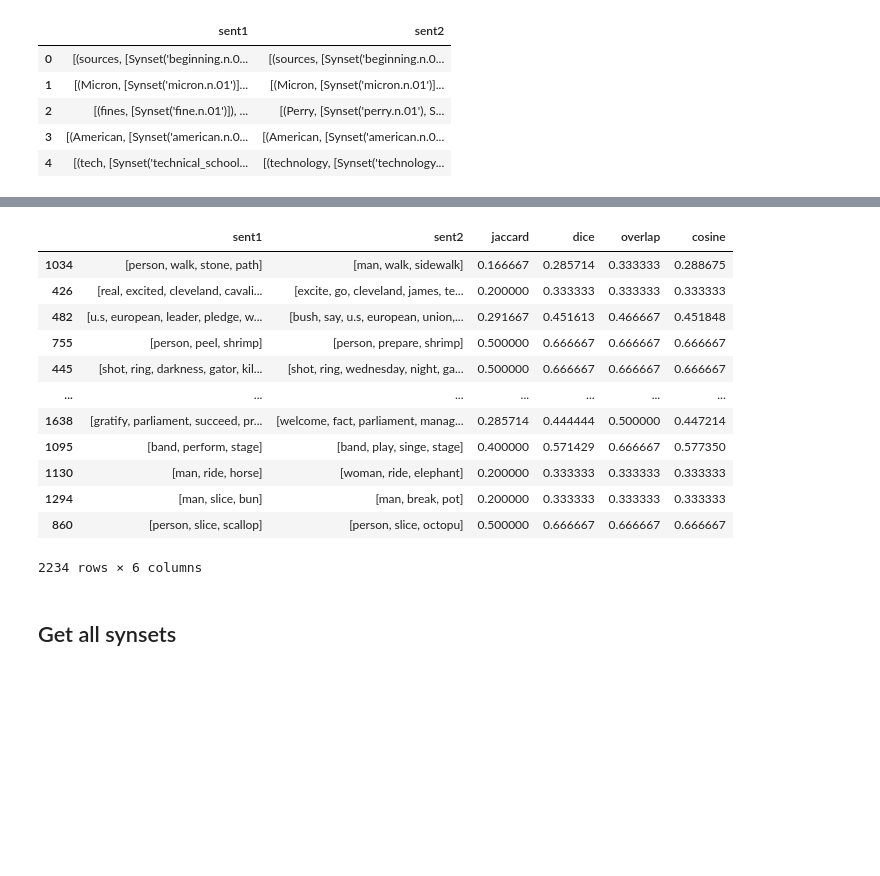
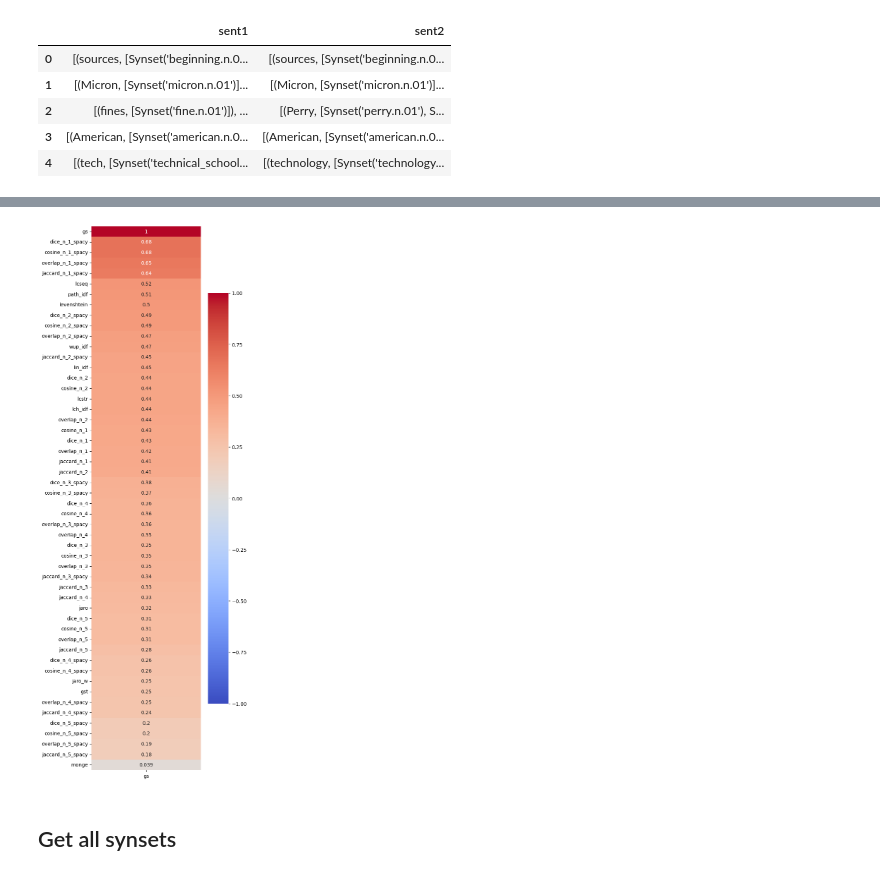
Before and after one commit to BecTome/NLP_SemanticTextualSimilarity, a Jupyter notebook: experiments/CLEAN_Feature_Creation.ipynb, the cells around one changed output, grey strips where cells are left out. Drawn from its saved outputs; the diff is of its cells as text; code cells hidden in the pictures; blank space fills up the shorter version.

```diff
--- a/experiments/CLEAN_Feature_Creation.ipynb
+++ b/experiments/CLEAN_Feature_Creation.ipynb
@@ -227,20 +386,19 @@ df_features
-# %%
-X_sim = get_similarities(X)
-X_sim
-# %% [output]
-|  | sent1 | sent2 | jaccard | dice | overlap | cosine |
-| 1034 | [person, walk, stone, path] | [man, walk, sidewalk] | 0.166667 | 0.285714 | 0.333333 | 0.288675 |
-| 426 | [real, excited, cleveland, cavali... | [excite, go, cleveland, james, te... | 0.200000 | 0.333333 | 0.333333 | 0.333333 |
-| 482 | [u.s, european, leader, pledge, w... | [bush, say, u.s, european, union,... | 0.291667 | 0.451613 | 0.466667 | 0.451848 |
-| 755 | [person, peel, shrimp] | [person, prepare, shrimp] | 0.500000 | 0.666667 | 0.666667 | 0.666667 |
-| 445 | [shot, ring, darkness, gator, kil... | [shot, ring, wednesday, night, ga... | 0.500000 | 0.666667 | 0.666667 | 0.666667 |
-| ... | ... | ... | ... | ... | ... | ... |
-| 1638 | [gratify, parliament, succeed, pr... | [welcome, fact, parliament, manag... | 0.285714 | 0.444444 | 0.500000 | 0.447214 |
-| 1095 | [band, perform, stage] | [band, play, singe, stage] | 0.400000 | 0.571429 | 0.666667 | 0.577350 |
-| 1130 | [man, ride, horse] | [woman, ride, elephant] | 0.200000 | 0.333333 | 0.333333 | 0.333333 |
-| 1294 | [man, slice, bun] | [man, break, pot] | 0.200000 | 0.333333 | 0.333333 | 0.333333 |
-| 860 | [person, slice, scallop] | [person, slice, octopu] | 0.500000 | 0.666667 | 0.666667 | 0.666667 |
-2234 rows × 6 columns
+# %%
+
+df_corr = pd.concat([df_features, df_prep["gs"]], axis=1)
+
+# Plot heatmap of correlations
+import seaborn as sns
+import matplotlib.pyplot as plt
+from sklearn.preprocessing import StandardScaler
+sc = StandardScaler()
+df_corr = pd.DataFrame(sc.fit_transform(df_corr), columns=df_corr.columns)
+plt.figure(figsize=(5, 20))
+sns.heatmap(df_corr.corr()[["gs"]].sort_values(by="gs", ascending=False), annot=True, cmap="coolwarm", label="big",
+            vmin=-1, vmax=1)
+plt.show()
+# %% [output]
+[figure, added]
 # %% [markdown]
 ## Get all synsets
 # %%
```
Also changed, not shown: parts of 22 cells of this notebook.
